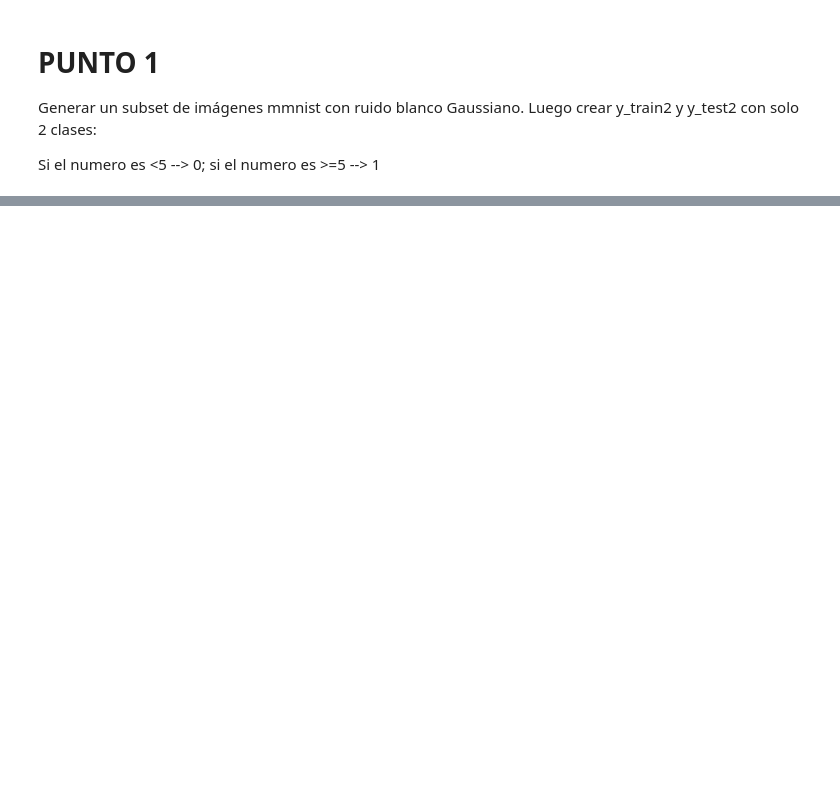
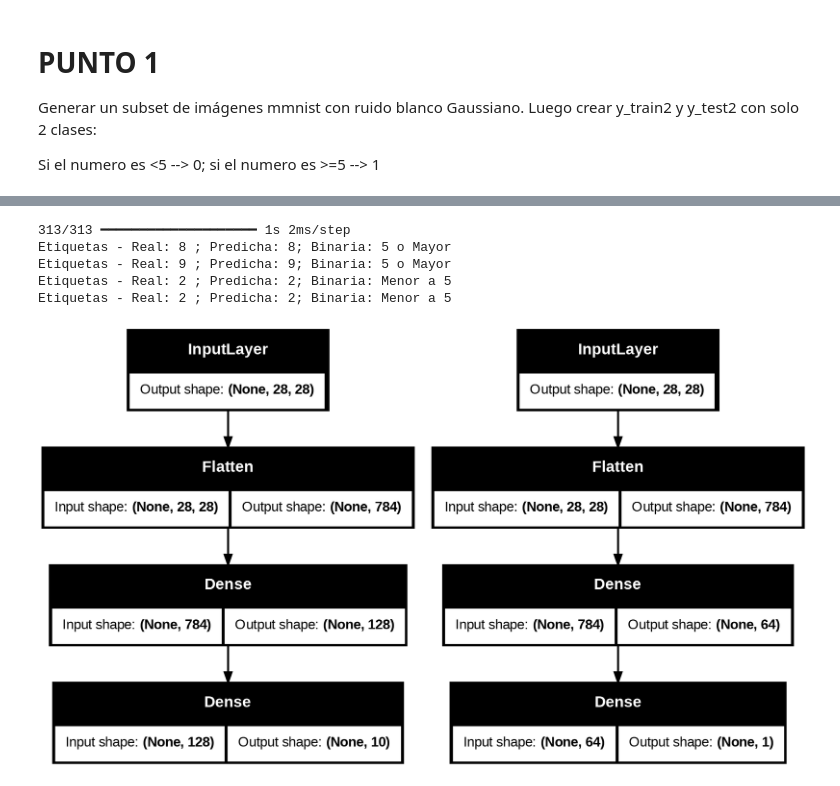
Before and after one commit to FelipeFerAl/ImageProcessing, a Jupyter notebook: Talleres/Taller2_PDI.ipynb, the cells around one changed output, grey strips where cells are left out. Saved outputs shown, nothing was run; the diff lists cells and outputs as text; code cells hidden in the pictures; blank space fills up the shorter version.

```diff
--- a/Talleres/Taller2_PDI.ipynb
+++ b/Talleres/Taller2_PDI.ipynb
@@ -49,0 +78,17 @@ plt.show()
+# %%
+input_1 = tf.keras.layers.Input(shape=(28,28))
+input_2 = tf.keras.layers.Input(shape=(28,28))
+
+plano1 = tf.keras.layers.Flatten()(input_1)
+plano2 = tf.keras.layers.Flatten()(input_2)
+
+linea1 = tf.keras.layers.Dense(128, activation='relu')(plano1)
+linea2 = tf.keras.layers.Dense(64, activation='relu')(plano2)
+
+output1 = tf.keras.layers.Dense(10, activation='softmax')(linea1)
+output2 = tf.keras.layers.Dense(1, activation='sigmoid')(linea2)
+
+model = tf.keras.Model(inputs=[input_1, input_2], outputs=[output1, output2])
+model.compile(optimizer='adam', loss=['sparse_categorical_crossentropy', 'binary_crossentropy'], metrics=['accuracy', 'accuracy'])
+# %%
+model.fit([x_train, x_train2], [y_train, y_train2], epochs=10, validation_data=([x_test, x_test2], [y_test, y_test2]))
@@ -49,0 +117,22 @@ plt.show()
+# %%
+y_pred1, y_pred2 = model.predict([x_test, x_test2])
+
+y_pred1 = np.argmax(y_pred1, axis=1)
+y_pred2 = np.round(y_pred2).astype(int)
+
+for idx in idxs:
+  if y_pred2[idx] == 0:
+    text = "Menor a 5"
+  else:
+    text = "5 o Mayor"
+  print(f"Etiquetas - Real: {y_test[idx]} ; Predicha: {y_pred1[idx]}; Binaria: {text}")
+# %% [output]
+313/313 ━━━━━━━━━━━━━━━━━━━━ 1s 2ms/step
+Etiquetas - Real: 8 ; Predicha: 8; Binaria: 5 o Mayor
+Etiquetas - Real: 9 ; Predicha: 9; Binaria: 5 o Mayor
+Etiquetas - Real: 2 ; Predicha: 2; Binaria: Menor a 5
+Etiquetas - Real: 2 ; Predicha: 2; Binaria: Menor a 5
+# %%
+tf.keras.utils.plot_model(model, show_shapes=True)
+# %% [output]
+[figure, added]
```
Also changed, not shown: parts of 6 cells of this notebook.
